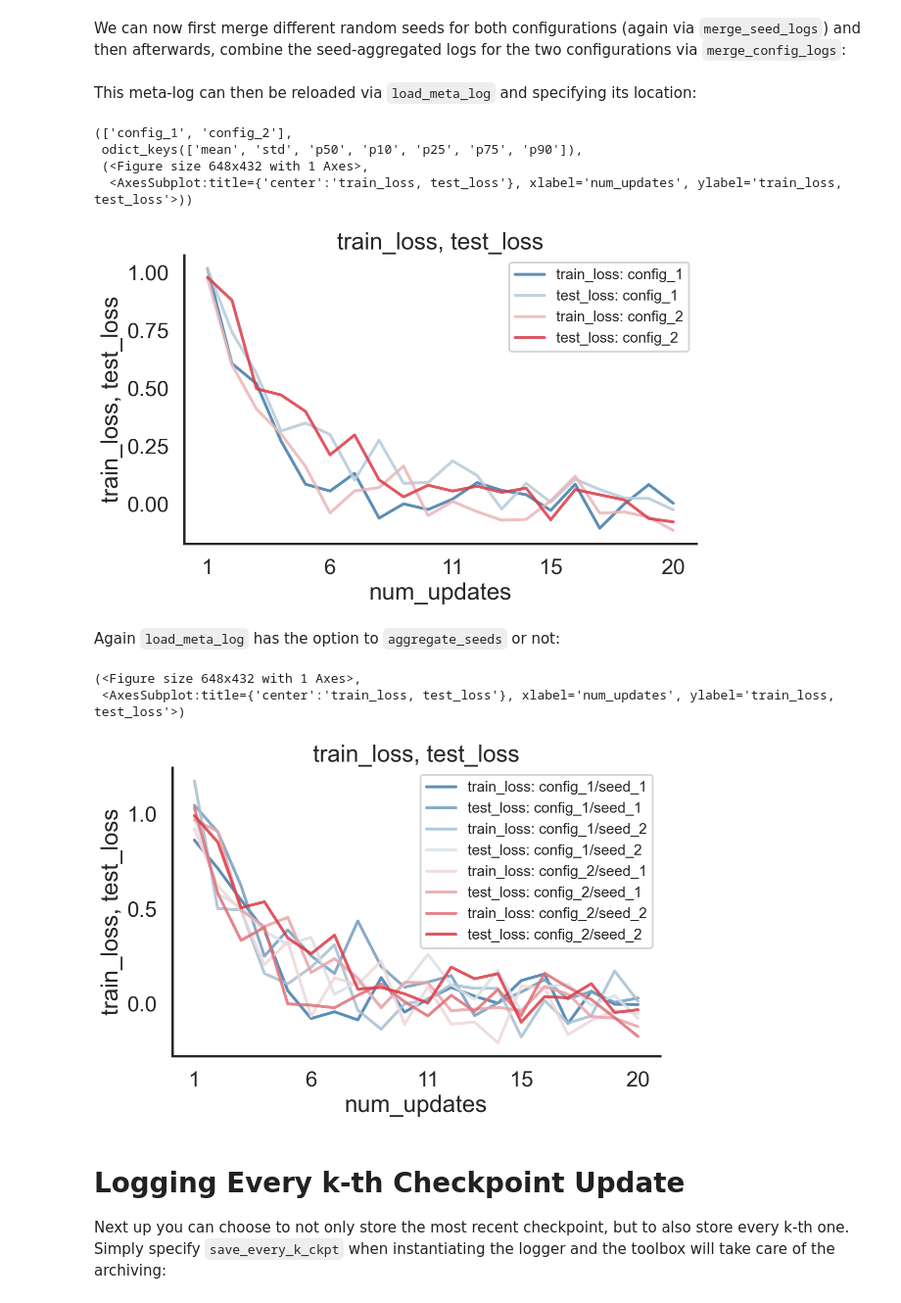
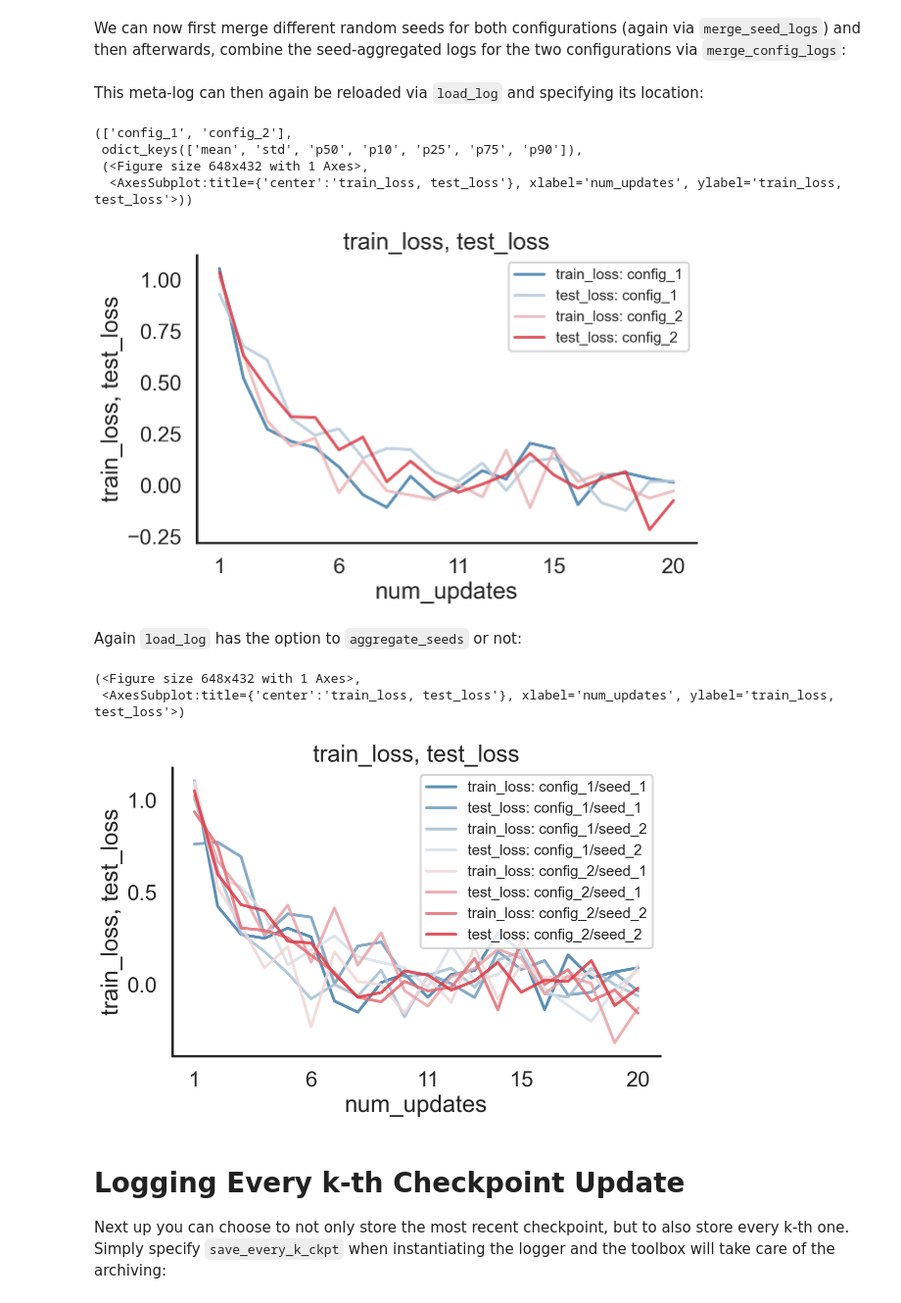
Before and after one commit to mle-infrastructure/mle-logging, a Jupyter notebook: examples/getting_started.ipynb, the cells around one changed output. Shown at 98% size. Cells and saved outputs as stored; diff of their text form; code cells hidden in the pictures.

```diff
--- a/examples/getting_started.ipynb
+++ b/examples/getting_started.ipynb
@@ -348,28 +340,27 @@ from mle_logging import merge_config_logs
 merge_config_logs(experiment_dir="multi_config_dir/",
                   all_run_ids=["config_1", "config_2"])
 # %% [markdown]
-This meta-log can then be reloaded via `load_meta_log` and specifying its location:
+This meta-log can then again be reloaded via `load_log` and specifying its location:
 # %%
 # Afterwards load in the meta log object
-from mle_logging import load_meta_log
-meta_log = load_meta_log("multi_config_dir/meta_log.hdf5")
+meta_log = load_log("multi_config_dir/meta_log.hdf5", aggregate_seeds=True)
 meta_log.eval_ids, meta_log.config_1.stats.test_loss.keys(), meta_log.plot(["train_loss", "test_loss"], "num_updates")
 # %% [output]
 (['config_1', 'config_2'],
  odict_keys(['mean', 'std', 'p50', 'p10', 'p25', 'p75', 'p90']),
  (<Figure size 648x432 with 1 Axes>,
   <AxesSubplot:title={'center':'train_loss, test_loss'}, xlabel='num_updates', ylabel='train_loss, test_loss'>))
-[figure, old version]
+[figure, new version]
 # %% [markdown]
-Again `load_meta_log` has the option to `aggregate_seeds` or not:
+Again `load_log` has the option to `aggregate_seeds` or not:
 # %%
-meta_log = load_meta_log("multi_config_dir/meta_log.hdf5", aggregate_seeds=False)
+meta_log = load_log("multi_config_dir/meta_log.hdf5", aggregate_seeds=False)
 meta_log.eval_ids, meta_log.config_1.keys()
 meta_log.plot(["train_loss", "test_loss"], "num_updates")
 # %% [output]
 (<Figure size 648x432 with 1 Axes>,
  <AxesSubplot:title={'center':'train_loss, test_loss'}, xlabel='num_updates', ylabel='train_loss, test_loss'>)
-[figure, old version]
+[figure, new version]
 # %% [markdown]
 # Logging Every k-th Checkpoint Update
 
```
Also changed, not shown: parts of 17 cells of this notebook, 9 other files.
